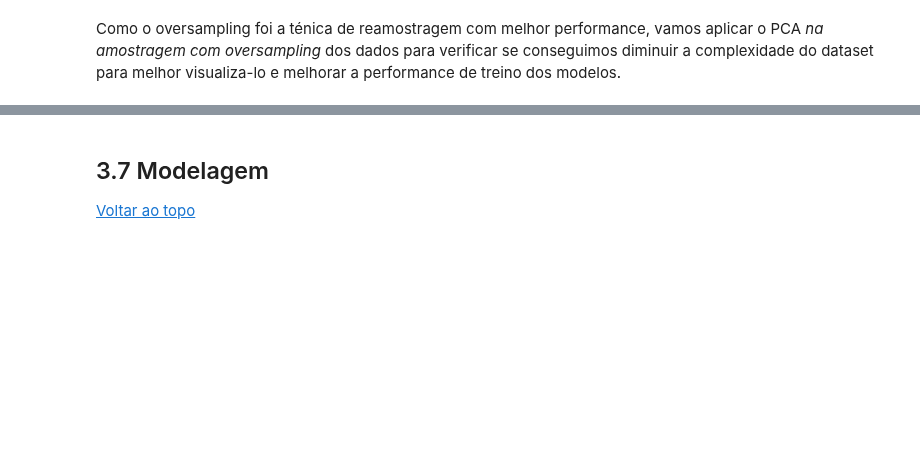
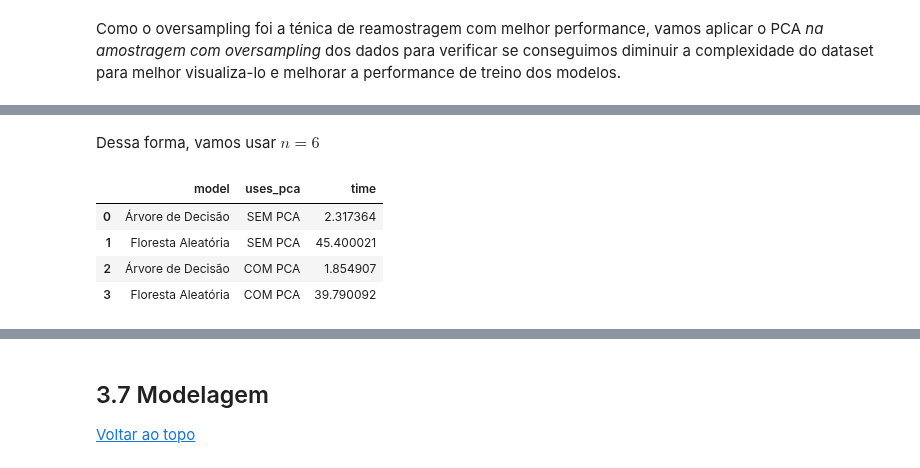
Before and after one commit to gutessitore/StellarClassification, a Jupyter notebook: Relatorio.ipynb, the cells around one changed output, grey strips where cells are left out. Saved outputs shown, nothing was run; the diff lists cells and outputs as text; code cells hidden in the pictures; blank space fills up the shorter version.

```diff
--- a/Relatorio.ipynb
+++ b/Relatorio.ipynb
@@ -731,0 +742,2 @@ plt.show()
+# %% [markdown]
+Dessa forma, vamos usar $n=6$
@@ -731,0 +782,9 @@ plt.show()
+# %%
+timings_pca = plot_pca_timings(lista_modelos, X_train_oversam, n_first_components, y_train_oversam)
+timings_pca
+# %% [output]
+|  | model | uses_pca | time |
+| 0 | Árvore de Decisão | SEM PCA | 2.317364 |
+| 1 | Floresta Aleatória | SEM PCA | 45.400021 |
+| 2 | Árvore de Decisão | COM PCA | 1.854907 |
+| 3 | Floresta Aleatória | COM PCA | 39.790092 |
```
Also changed, not shown: parts of 34 cells of this notebook.
